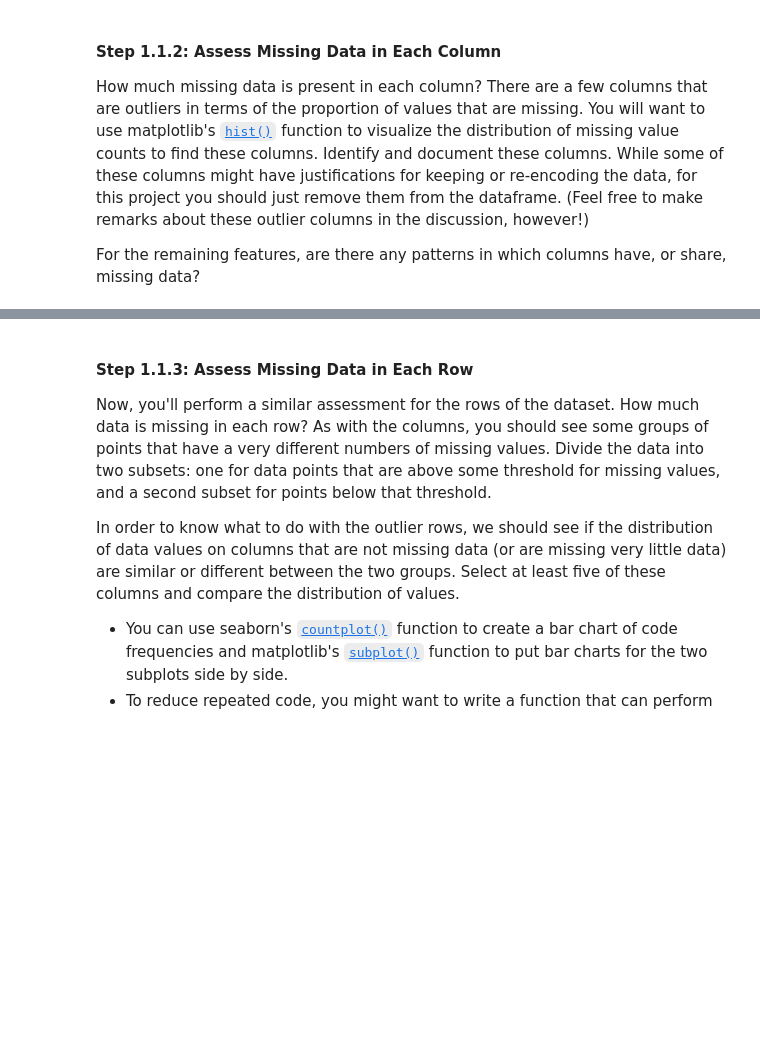
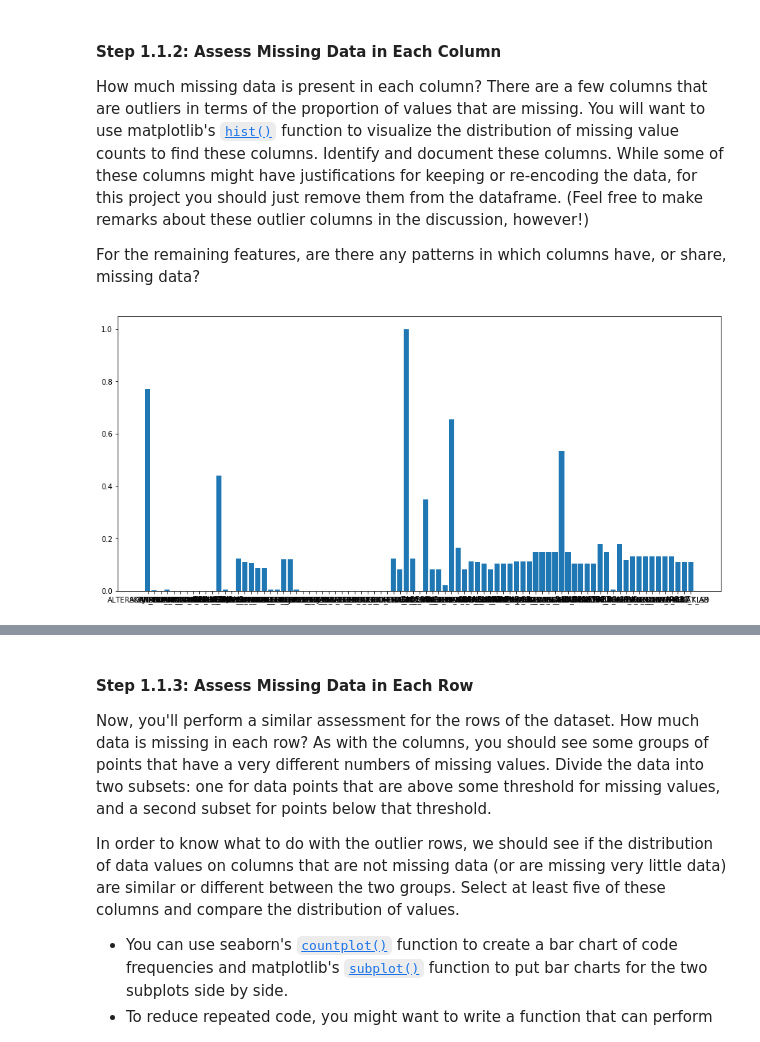
Before and after one commit to deepumons/data-scientist-nd, a Jupyter notebook: p3_customer_segments/Identify_Customer_Segments.ipynb, the cells around one changed output, grey strips where cells are left out. Cells and saved outputs as stored; diff of their text form; code cells hidden in the pictures; blank space fills up the shorter version.

```diff
--- a/p3_customer_segments/Identify_Customer_Segments.ipynb
+++ b/p3_customer_segments/Identify_Customer_Segments.ipynb
@@ -104,5 +122,16 @@ For the remaining features, are there any patterns in which columns have, or sha
 # %%
 # Perform an assessment of how much missing data there is in each column of the
 # dataset.
+total_rows = 891221
+features_nan_proportion = (azdias.isnull().sum())/total_rows
+
+names = features_nan_proportion.index.tolist()
+values = features_nan_proportion.values
+
+plt.figure(1, figsize=(15, 7))
+plt.bar(names, values)
+plt.show()
+# %% [output]
+[figure, added]
 # %%
 # Investigate patterns in the amount of missing data in each column.
```
Also changed, not shown: parts of 13 cells of this notebook.
